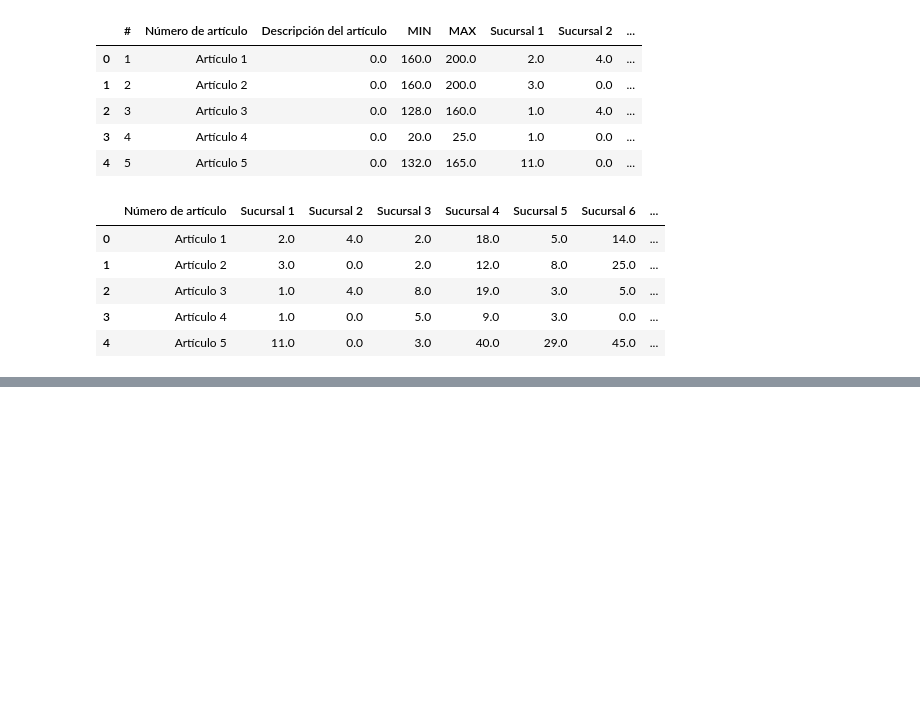
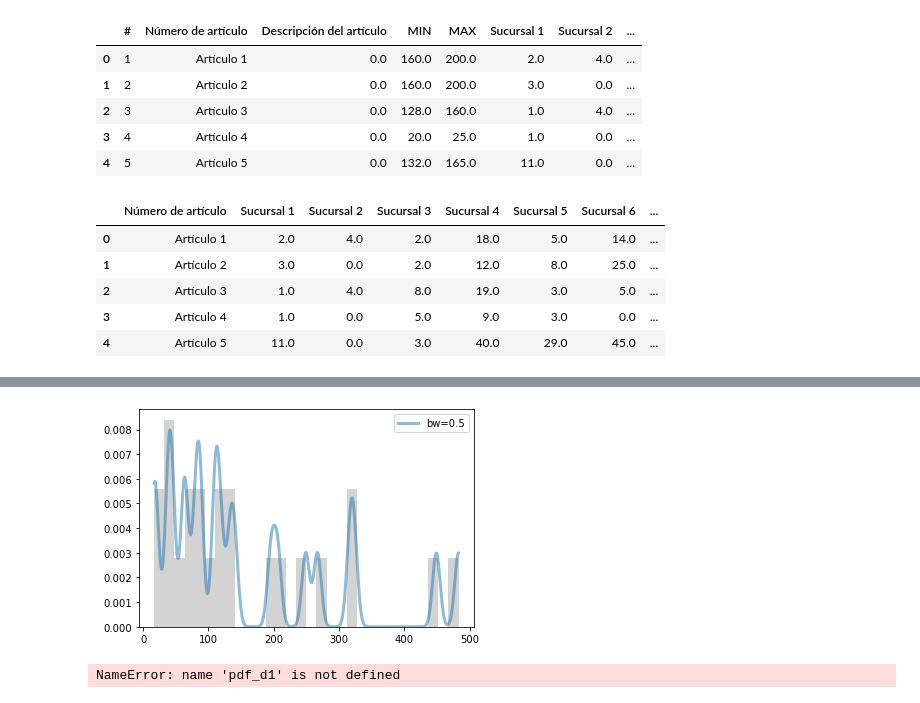
Before and after one commit to Robertochavezgue/Proyecto, a Jupyter notebook: Proyecto_Caro_Roberto.ipynb, the cells around one changed output, grey strips where cells are left out. Cells and saved outputs as stored; diff of their text form; code cells hidden in the pictures; blank space fills up the shorter version.

```diff
--- a/Proyecto_Caro_Roberto.ipynb
+++ b/Proyecto_Caro_Roberto.ipynb
@@ -444,0 +258,9 @@ media real =158.391304, desviación real muestral =132.801198
+# %%
+fig, ax = plt.subplots()
+ax.plot(x_grid, kde_sklearn(d1, x_grid, bandwidth=5.8),
+        label='bw=0.5'.format(bandwidth), linewidth=3, alpha=0.5)
+ax.hist(d1, 30, fc='lightgrey', histtype='stepfilled', alpha=1, density=True)
+ax.legend(loc='upper right')
+plt.show()
+# %% [output]
+[figure, added]
@@ -444,0 +290,20 @@ media real =158.391304, desviación real muestral =132.801198
+# %%
+def obtenerVariablesAleatorias(pdf, N, hist=False):
+    t = lambda x: max(pdf) * np.ones(len(x))
+    x = np.arange(min(d1), max(d1), 1)
+
+    # Aqui le decimos que queremos N variables
+    random_variables = Acep_rechazo2(d1,fd1, t, N)
+
+    if hist:
+        plt.figure()
+        plt.hist(random_variables,50, density=True)
+        plt.plot(x, fd1(x), label='f(x)')
+        plt.legend()
+        plt.show()
+
+    return random_variables
+N=10000
+va_d1 = obtenerVariablesAleatorias(pdf_d1, N, hist=True)
+# %% [output]
+NameError: name 'pdf_d1' is not defined
```
Also changed, not shown: parts of 75 cells of this notebook, 1 other file.
